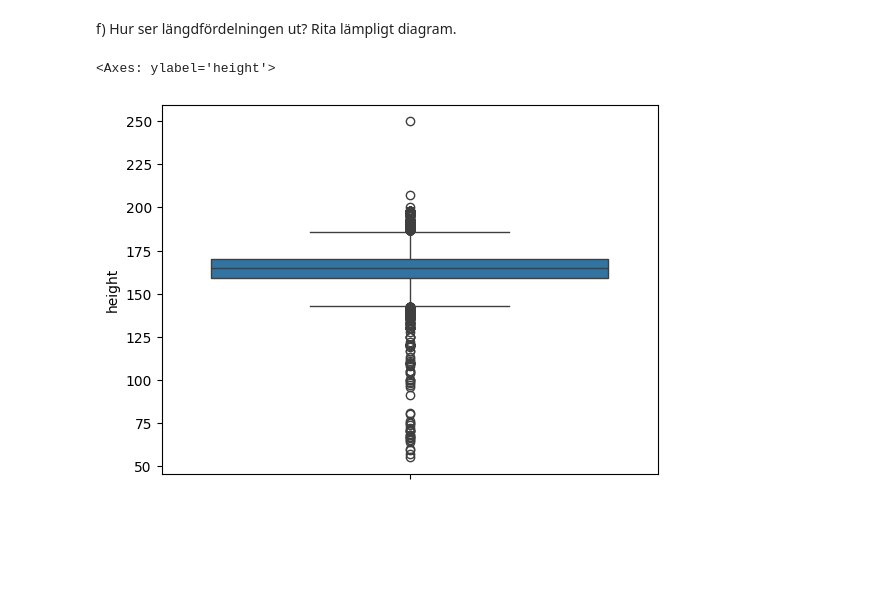
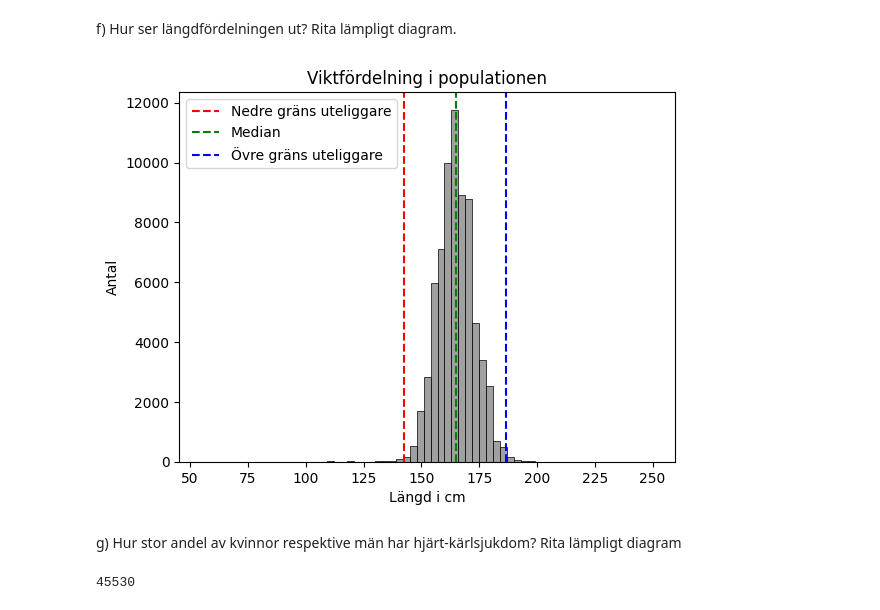
Before and after one commit to danlundh67/AI-recomend_predict, a Jupyter notebook: heart.ipynb, the cells around one changed output. Saved outputs shown, nothing was run; the diff lists cells and outputs as text; code cells hidden in the pictures; blank space fills up the shorter version.

```diff
--- a/heart.ipynb
+++ b/heart.ipynb
@@ -168,7 +167,41 @@ sns.boxplot(df_heart['weight'])
 # %% [markdown]
 f) Hur ser längdfördelningen ut? Rita lämpligt diagram.
-# %%
-sns.boxplot(df_heart['height'])
-# %% [output]
-<Axes: ylabel='height'>
-[figure, removed]
+# %%
+
+sns.histplot(data=df_heart['height'], color='grey', binwidth=3)
+
+plt.title('Viktfördelning i populationen')
+
+q1 = np.percentile(df_heart['height'], 25)
+q2 = np.percentile(df_heart['height'], 50)
+q3 = np.percentile(df_heart['height'], 75)
+
+# Beräkna uteliggare (nedre och övdre gräns)
+
+low_out=q1-(q3-q1)*1.5
+high_out=q3+(q3-q1)*1.5
+
+# Lägg till horizontella linjer för uteliggare och median
+plt.axvline(low_out, color='r', linestyle='--', label='Nedre gräns uteliggare')
+plt.axvline(q2, color='g', linestyle='--', label='Median')
+plt.axvline(high_out, color='b', linestyle='--', label='Övre gräns uteliggare')
+
+# Lägg till fig. legend
+plt.legend()
+
+plt.ylabel('Antal')
+plt.xlabel('Längd i cm')
+#plt.ylim(10, 250)
+
+plt.show()
+# %% [output]
+[figure, added]
+# %% [markdown]
+g) Hur stor andel av kvinnor respektive män har hjärt-kärlsjukdom? Rita lämpligt diagram
+# %%
+# gender 1 - women, 2 - men
+
+women=df_heart[df_heart['gender']==1]['gender'].count()
+men=df_heart[df_heart['gender']==2]['gender'].count()
+# %% [output]
+45530
```
Also changed, not shown: parts of 10 cells of this notebook.
